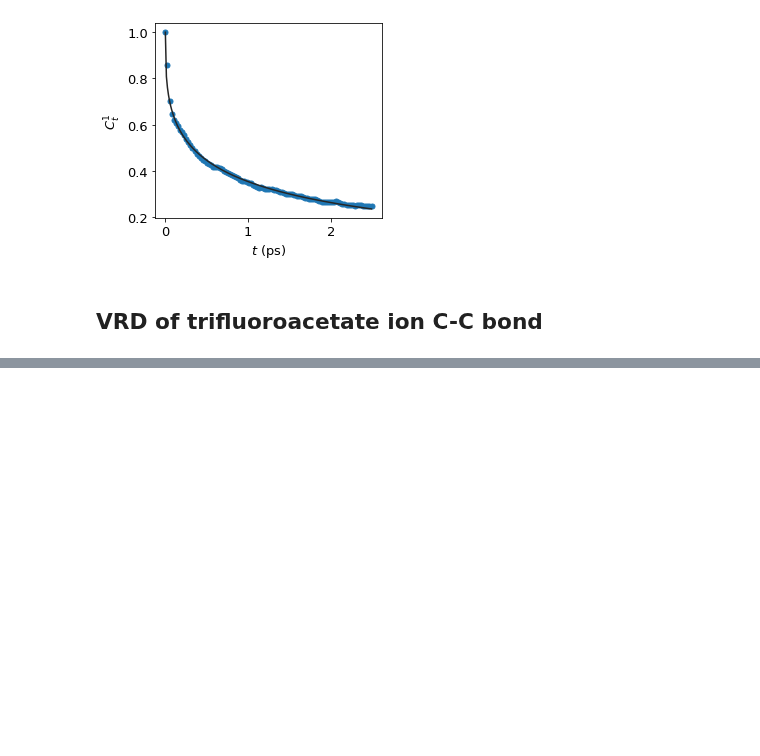
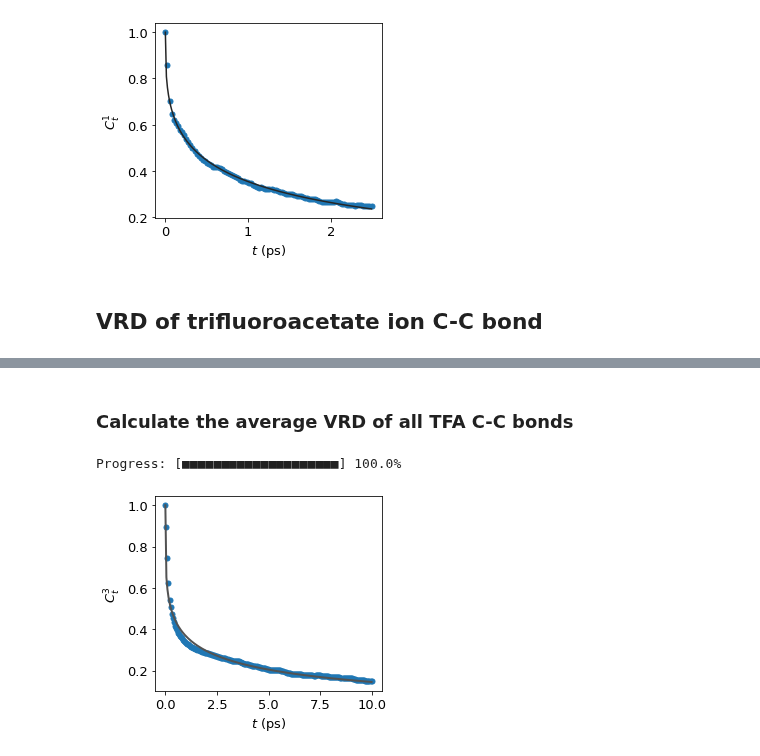
Before and after one commit to Lei-Lei-alpha/FishMol, a Jupyter notebook: docs/_build/jupyter_execute/VRD.ipynb, the cells around one changed output, grey strips where cells are left out. Saved outputs shown, nothing was run; the diff lists cells and outputs as text; code cells hidden in the pictures; blank space fills up the shorter version.

```diff
--- a/docs/_build/jupyter_execute/VRD.ipynb
+++ b/docs/_build/jupyter_execute/VRD.ipynb
@@ -53,0 +67,2 @@ results = vrd.calculate(plot = False, l = 3)
+# %%
+all_oxygen = [x for spec in TFAs for x in [*spec.values()] if traj.frames[0][x].symbs == "O"]
@@ -53,0 +74,8 @@ results = vrd.calculate(plot = False, l = 3)
+# %% [markdown]
+### Calculate the average VRD of all TFA C-C bonds
+# %%
+vrd = funcs.VRD(traj = traj, spec = specs, num = 2000, sampling = 10, skip = 5)
+results = vrd.calculate(l = 3, mean = True, fit = True, plot = True)
+# %% [output]
+Progress: [■■■■■■■■■■■■■■■■■■■■] 100.0%
+[figure, added]
```
Also changed, not shown: parts of 11 cells of this notebook, 12 other files.
